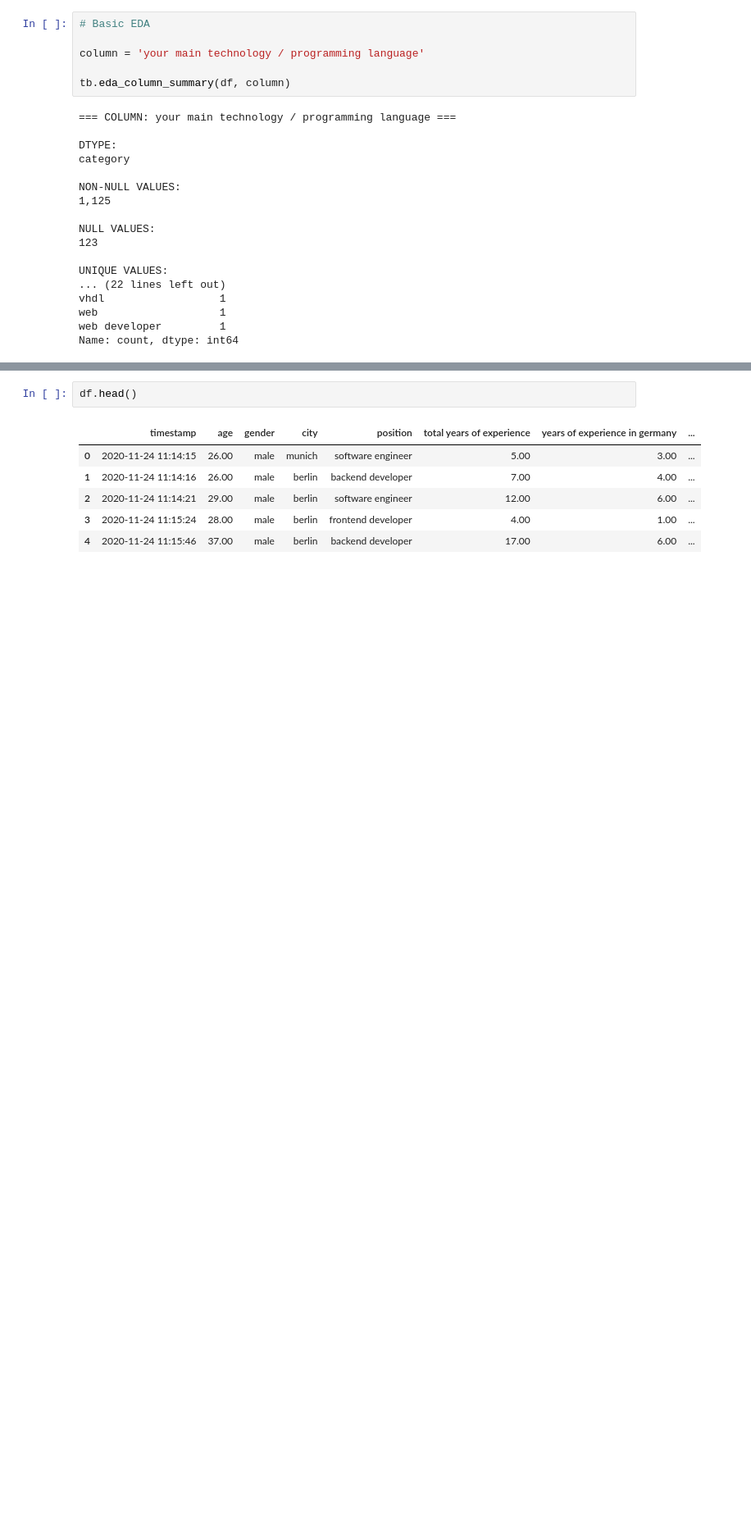
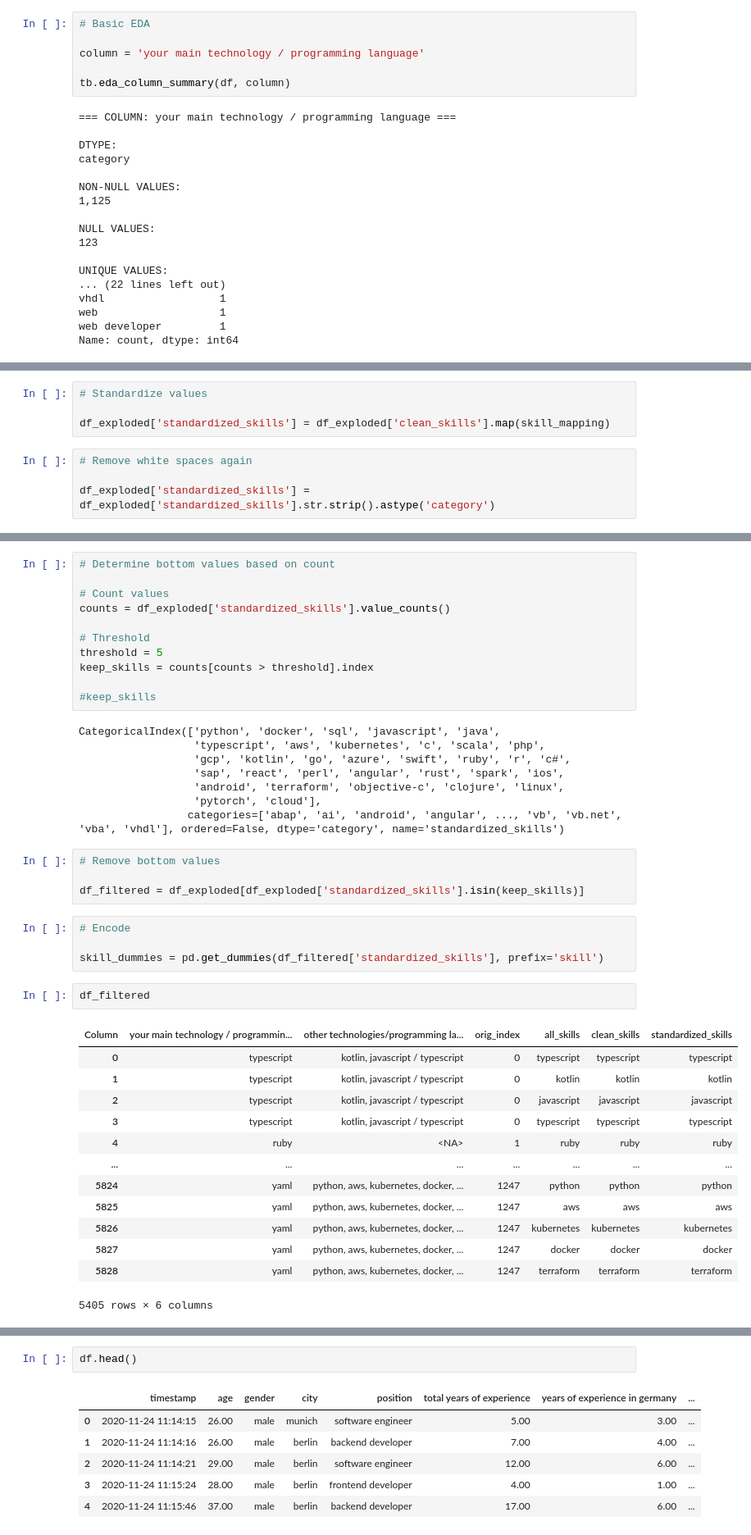
Before and after one commit to AkeemSemperDataScience/3950-assignment-2-mlsiebold, a Jupyter notebook: START_Asn_2.ipynb, the cells around one changed output, grey strips where cells are left out. Shown at 82% size. Cells and saved outputs as stored; diff of their text form; blank space fills up the shorter version.

Commit message:
skill encoding

```diff
--- a/START_Asn_2.ipynb
+++ b/START_Asn_2.ipynb
@@ -1639,0 +1519,8 @@ plt.xticks(rotation=60, fontsize=12);
+# %%
+# Standardize values
+
+df_exploded['standardized_skills'] = df_exploded['clean_skills'].map(skill_mapping)
+# %%
+# Remove white spaces again
+
+df_exploded['standardized_skills'] = df_exploded['standardized_skills'].str.strip().astype('category')
@@ -1639,0 +1545,43 @@ plt.xticks(rotation=60, fontsize=12);
+# %%
+# Determine bottom values based on count
+
+# Count values
+counts = df_exploded['standardized_skills'].value_counts()
+
+# Threshold
+threshold = 5
+keep_skills = counts[counts > threshold].index
+
+#keep_skills
+# %% [output]
+CategoricalIndex(['python', 'docker', 'sql', 'javascript', 'java',
+                  'typescript', 'aws', 'kubernetes', 'c', 'scala', 'php',
+                  'gcp', 'kotlin', 'go', 'azure', 'swift', 'ruby', 'r', 'c#',
+                  'sap', 'react', 'perl', 'angular', 'rust', 'spark', 'ios',
+                  'android', 'terraform', 'objective-c', 'clojure', 'linux',
+                  'pytorch', 'cloud'],
+                 categories=['abap', 'ai', 'android', 'angular', ..., 'vb', 'vb.net', 'vba', 'vhdl'], ordered=False, dtype='category', name='standardized_skills')
+# %%
+# Remove bottom values
+
+df_filtered = df_exploded[df_exploded['standardized_skills'].isin(keep_skills)]
+# %%
+# Encode
+
+skill_dummies = pd.get_dummies(df_filtered['standardized_skills'], prefix='skill')
+# %%
+df_filtered
+# %% [output]
+| Column | your main technology / programmin... | other technologies/programming la... | orig_index | all_skills | clean_skills | standardized_skills |
+| 0 | typescript | kotlin, javascript / typescript | 0 | typescript | typescript | typescript |
+| 1 | typescript | kotlin, javascript / typescript | 0 | kotlin | kotlin | kotlin |
+| 2 | typescript | kotlin, javascript / typescript | 0 | javascript | javascript | javascript |
+| 3 | typescript | kotlin, javascript / typescript | 0 | typescript | typescript | typescript |
+| 4 | ruby | <NA> | 1 | ruby | ruby | ruby |
+| ... | ... | ... | ... | ... | ... | ... |
+| 5824 | yaml | python, aws, kubernetes, docker, ... | 1247 | python | python | python |
+| 5825 | yaml | python, aws, kubernetes, docker, ... | 1247 | aws | aws | aws |
+| 5826 | yaml | python, aws, kubernetes, docker, ... | 1247 | kubernetes | kubernetes | kubernetes |
+| 5827 | yaml | python, aws, kubernetes, docker, ... | 1247 | docker | docker | docker |
+| 5828 | yaml | python, aws, kubernetes, docker, ... | 1247 | terraform | terraform | terraform |
+5405 rows × 6 columns
```
Also changed, not shown: parts of 35 cells of this notebook.
